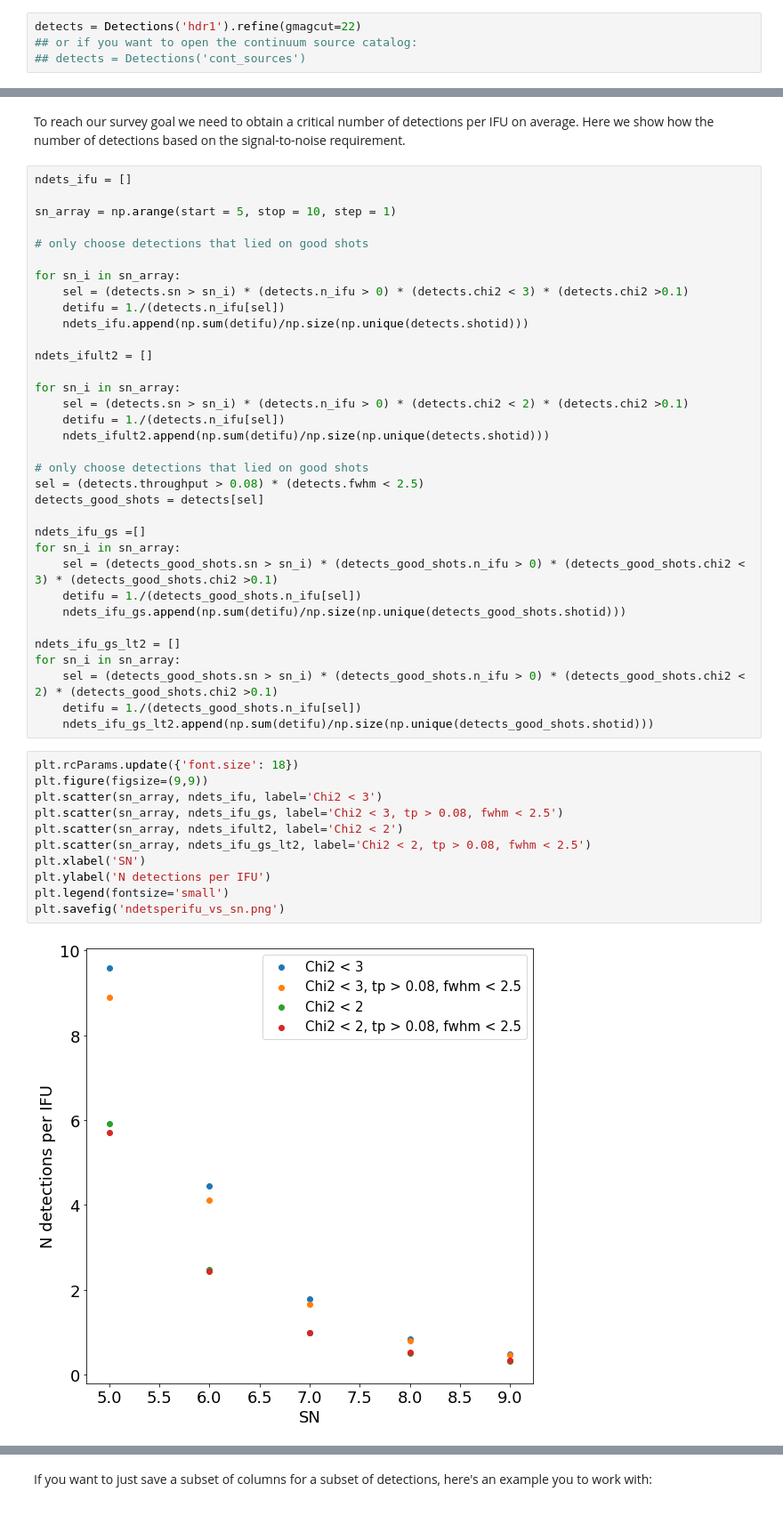
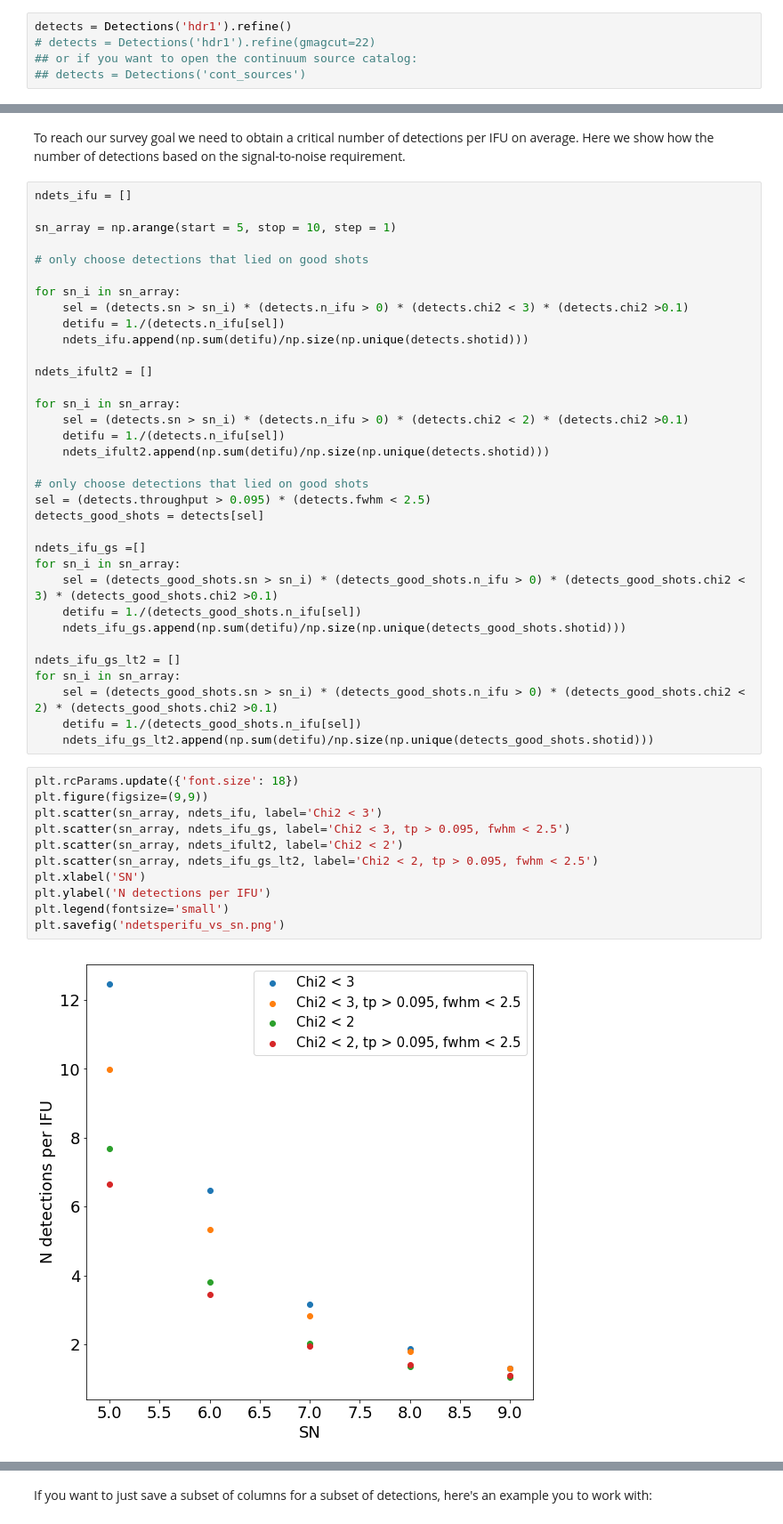
Before and after one commit to HETDEX/hetdex_api, a Jupyter notebook: notebooks/03-Detections_Database_and_API.ipynb, the cells around one changed output, grey strips where cells are left out. Shown: that part at 89% size. Saved outputs shown, nothing was run; the diff lists cells and outputs as text.

```diff
--- a/notebooks/03-Detections_Database_and_API.ipynb
+++ b/notebooks/03-Detections_Database_and_API.ipynb
@@ -34,5 +34,6 @@ When you call `Detections()` you intiate the Detections Class object which takes
 # %%
-detects = Detections('hdr1').refine(gmagcut=22)
+detects = Detections('hdr1').refine()
+# detects = Detections('hdr1').refine(gmagcut=22)
 ## or if you want to open the continuum source catalog:
 ## detects = Detections('cont_sources')
 # %% [markdown]
@@ -171,7 +172,7 @@ for sn_i in sn_array:
     ndets_ifult2.append(np.sum(detifu)/np.size(np.unique(detects.shotid)))
 
 # only choose detections that lied on good shots
-sel = (detects.throughput > 0.08) * (detects.fwhm < 2.5)
+sel = (detects.throughput > 0.095) * (detects.fwhm < 2.5)
 detects_good_shots = detects[sel]
 
 ndets_ifu_gs =[]
@@ -188,13 +189,13 @@ for sn_i in sn_array:
 # %%
 plt.rcParams.update({'font.size': 18})
 plt.figure(figsize=(9,9))
 plt.scatter(sn_array, ndets_ifu, label='Chi2 < 3')
-plt.scatter(sn_array, ndets_ifu_gs, label='Chi2 < 3, tp > 0.08, fwhm < 2.5')
+plt.scatter(sn_array, ndets_ifu_gs, label='Chi2 < 3, tp > 0.095, fwhm < 2.5')
 plt.scatter(sn_array, ndets_ifult2, label='Chi2 < 2')
-plt.scatter(sn_array, ndets_ifu_gs_lt2, label='Chi2 < 2, tp > 0.08, fwhm < 2.5')
+plt.scatter(sn_array, ndets_ifu_gs_lt2, label='Chi2 < 2, tp > 0.095, fwhm < 2.5')
 plt.xlabel('SN')
 plt.ylabel('N detections per IFU')
 plt.legend(fontsize='small')
 plt.savefig('ndetsperifu_vs_sn.png')
 # %% [output]
-[figure, old version]
+[figure, new version]
```
Also changed, not shown: parts of 9 cells of this notebook.
